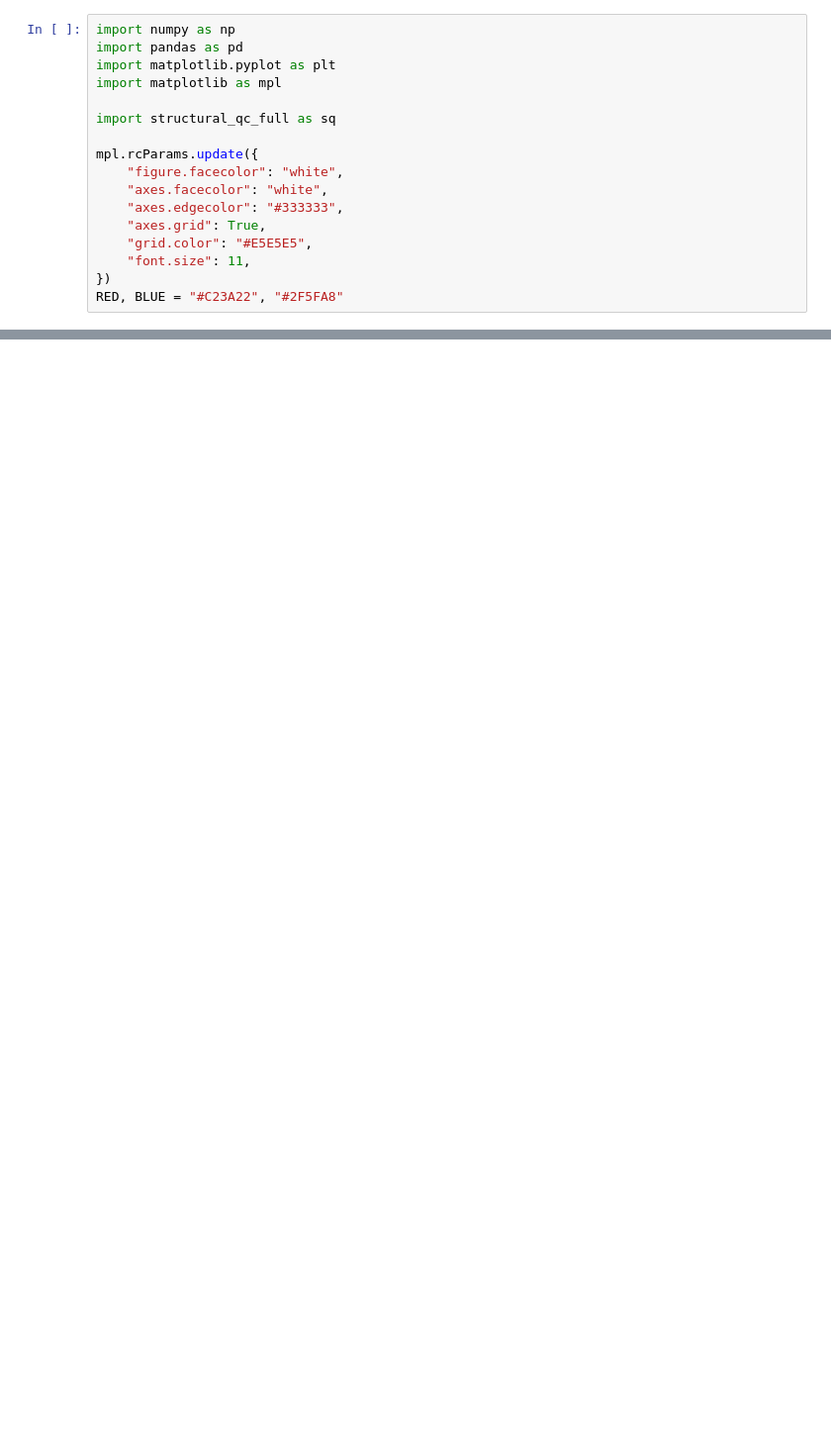
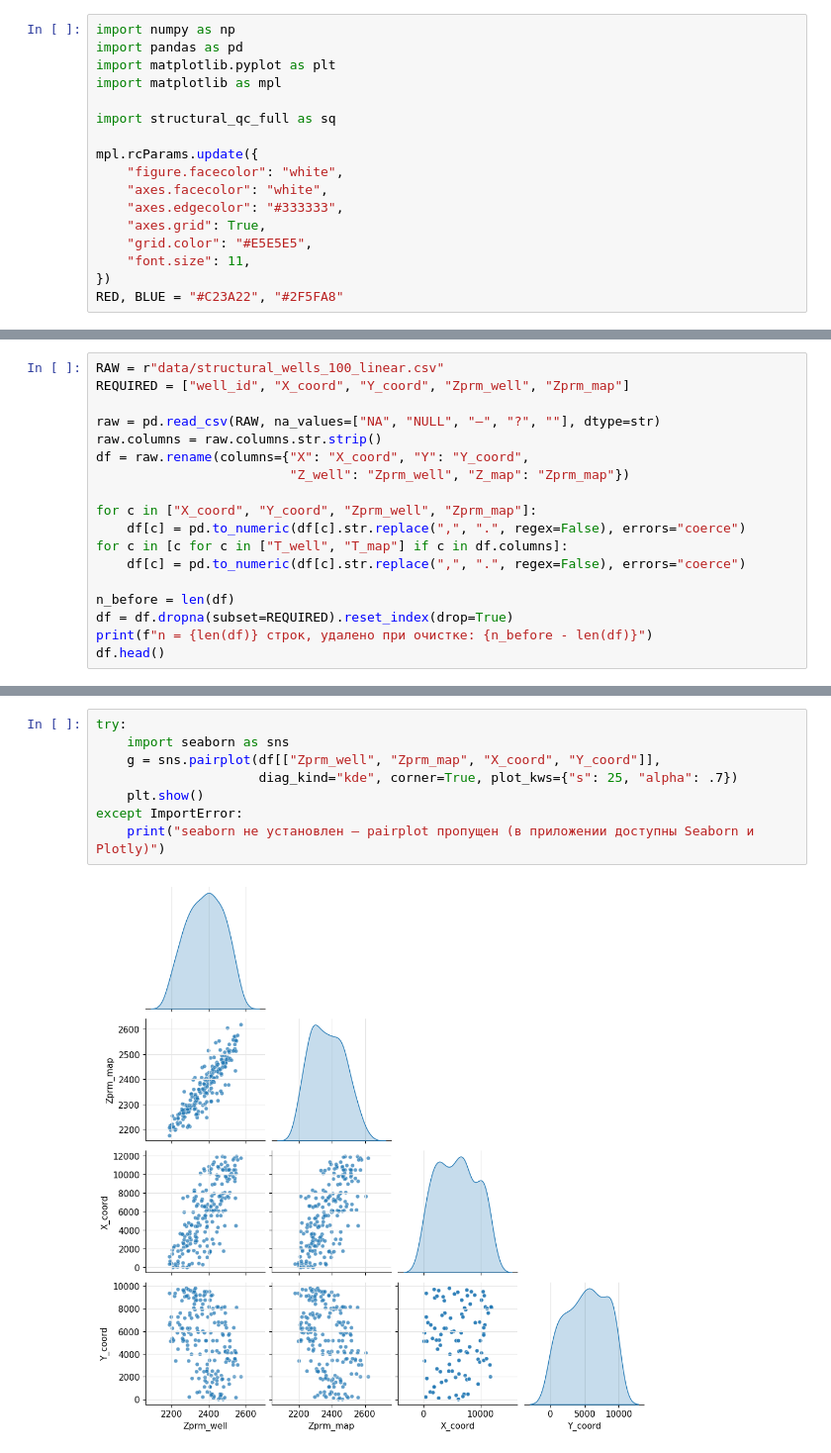
Before and after one commit to aspozd-DA-DS/Pet-projects, a Jupyter notebook: 04_Structural_QC/structural_qc_demo.ipynb, the cells around one changed output, grey strips where cells are left out. Shown at 99% size. Drawn from its saved outputs; the diff is of its cells as text; blank space fills up the shorter version.

```diff
--- a/04_Structural_QC/structural_qc_demo.ipynb
+++ b/04_Structural_QC/structural_qc_demo.ipynb
@@ -100,0 +399,18 @@ plt.show()
+# %%
+RAW = r"data/structural_wells_100_linear.csv"
+REQUIRED = ["well_id", "X_coord", "Y_coord", "Zprm_well", "Zprm_map"]
+
+raw = pd.read_csv(RAW, na_values=["NA", "NULL", "—", "?", ""], dtype=str)
+raw.columns = raw.columns.str.strip()
+df = raw.rename(columns={"X": "X_coord", "Y": "Y_coord",
+                         "Z_well": "Zprm_well", "Z_map": "Zprm_map"})
+
+for c in ["X_coord", "Y_coord", "Zprm_well", "Zprm_map"]:
+    df[c] = pd.to_numeric(df[c].str.replace(",", ".", regex=False), errors="coerce")
+for c in [c for c in ["T_well", "T_map"] if c in df.columns]:
+    df[c] = pd.to_numeric(df[c].str.replace(",", ".", regex=False), errors="coerce")
+
+n_before = len(df)
+df = df.dropna(subset=REQUIRED).reset_index(drop=True)
+print(f"n = {len(df)} строк, удалено при очистке: {n_before - len(df)}")
+df.head()
@@ -100,0 +543,10 @@ plt.show()
+# %%
+try:
+    import seaborn as sns
+    g = sns.pairplot(df[["Zprm_well", "Zprm_map", "X_coord", "Y_coord"]],
+                     diag_kind="kde", corner=True, plot_kws={"s": 25, "alpha": .7})
+    plt.show()
+except ImportError:
+    print("seaborn не установлен — pairplot пропущен (в приложении доступны Seaborn и Plotly)")
+# %% [output]
+[figure, added]
```
Also changed, not shown: parts of 108 cells of this notebook, 15 other files.
